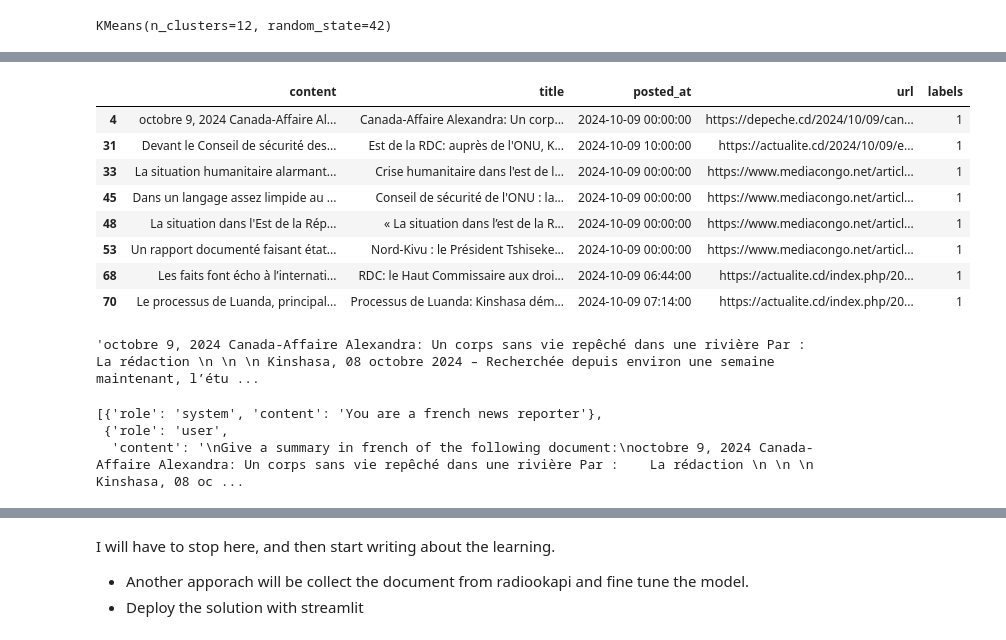
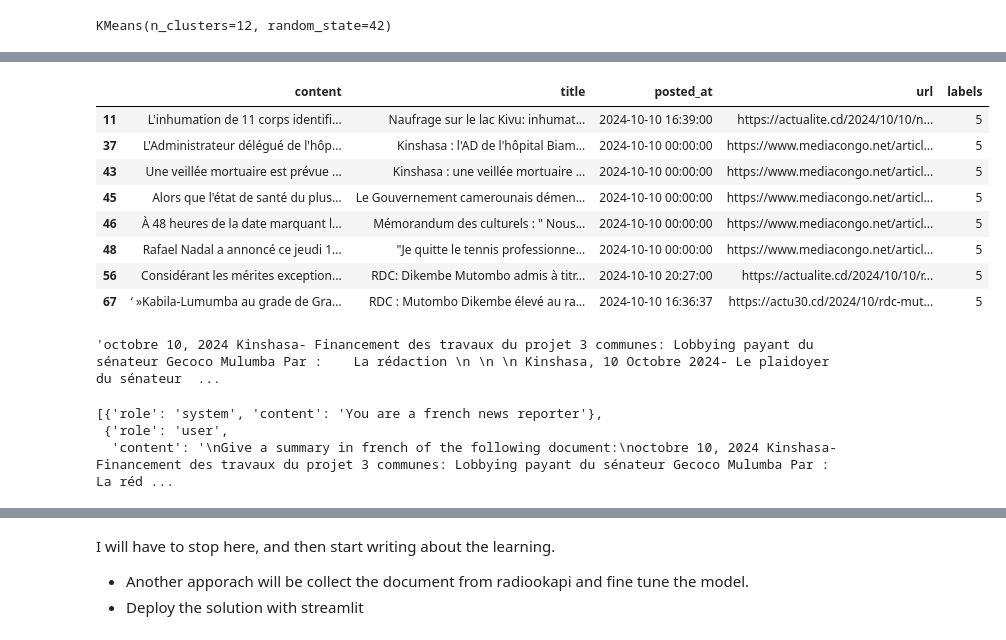
Before and after one commit to espoirMur/end-to-end-rag, a Jupyter notebook: summarization-playground.ipynb, the cells around one changed output, grey strips where cells are left out. Saved outputs shown, nothing was run; the diff lists cells and outputs as text; code cells hidden in the pictures.

```diff
--- a/summarization-playground.ipynb
+++ b/summarization-playground.ipynb
@@ -230,29 +243,29 @@ Don't summarize each document separately, the content in all the documents shoul
 The summary should be in french not in English
 """
 # %%
-first_cluster = results_df.query("labels == 1")
+first_cluster = results_df.query("labels == 5")
 first_cluster
 # %% [output]
 |  | content | title | posted_at | url | labels |
-| 4 | octobre 9, 2024 Canada-Affaire Al... | Canada-Affaire Alexandra: Un corp... | 2024-10-09 00:00:00 | https://depeche.cd/2024/10/09/can... | 1 |
-| 31 | Devant le Conseil de sécurité des... | Est de la RDC: auprès de l'ONU, K... | 2024-10-09 10:00:00 | https://actualite.cd/2024/10/09/e... | 1 |
-| 33 | La situation humanitaire alarmant... | Crise humanitaire dans l'est de l... | 2024-10-09 00:00:00 | https://www.mediacongo.net/articl... | 1 |
-| 45 | Dans un langage assez limpide au ... | Conseil de sécurité de l'ONU : la... | 2024-10-09 00:00:00 | https://www.mediacongo.net/articl... | 1 |
-| 48 | La situation dans l'Est de la Rép... | « La situation dans l’est de la R... | 2024-10-09 00:00:00 | https://www.mediacongo.net/articl... | 1 |
-| 53 | Un rapport documenté faisant état... | Nord-Kivu : le Président Tshiseke... | 2024-10-09 00:00:00 | https://www.mediacongo.net/articl... | 1 |
-| 68 | Les faits font écho à l’internati... | RDC: le Haut Commissaire aux droi... | 2024-10-09 06:44:00 | https://actualite.cd/index.php/20... | 1 |
-| 70 | Le processus de Luanda, principal... | Processus de Luanda: Kinshasa dém... | 2024-10-09 07:14:00 | https://actualite.cd/index.php/20... | 1 |
+| 11 | L'inhumation de 11 corps identifi... | Naufrage sur le lac Kivu: inhumat... | 2024-10-10 16:39:00 | https://actualite.cd/2024/10/10/n... | 5 |
+| 37 | L'Administrateur délégué de l'hôp... | Kinshasa : l'AD de l'hôpital Biam... | 2024-10-10 00:00:00 | https://www.mediacongo.net/articl... | 5 |
+| 43 | Une veillée mortuaire est prévue ... | Kinshasa : une veillée mortuaire ... | 2024-10-10 00:00:00 | https://www.mediacongo.net/articl... | 5 |
+| 45 | Alors que l'état de santé du plus... | Le Gouvernement camerounais démen... | 2024-10-10 00:00:00 | https://www.mediacongo.net/articl... | 5 |
+| 46 | À 48 heures de la date marquant l... | Mémorandum des culturels : " Nous... | 2024-10-10 00:00:00 | https://www.mediacongo.net/articl... | 5 |
+| 48 | Rafael Nadal a annoncé ce jeudi 1... | "Je quitte le tennis professionne... | 2024-10-10 00:00:00 | https://www.mediacongo.net/articl... | 5 |
+| 56 | Considérant les mérites exception... | RDC: Dikembe Mutombo admis à titr... | 2024-10-10 20:27:00 | https://actualite.cd/2024/10/10/r... | 5 |
+| 67 | ‘ »Kabila-Lumumba au grade de Gra... | RDC : Mutombo Dikembe élevé au ra... | 2024-10-10 16:36:37 | https://actu30.cd/2024/10/rdc-mut... | 5 |
 # %%
 first_cluster.content.str.cat(sep="\n")
 # %% [output]
-'octobre 9, 2024 Canada-Affaire Alexandra: Un corps sans vie repêché dans une rivière Par :    La rédaction \n \n \n Kinshasa, 08 octobre 2024 – Recherchée depuis environ une semaine maintenant, l’étu ...
+'octobre 10, 2024 Kinshasa- Financement des travaux du projet 3 communes: Lobbying payant du sénateur Gecoco Mulumba Par :    La rédaction \n \n \n Kinshasa, 10 Octobre 2024- Le plaidoyer du sénateur  ...
 # %%
 llama_cpp_generator.generate_chat_input(
     template_values={"content": first_cluster.content.str.cat(sep="\n")}, prompt_template=summarization_prompt)
 # %% [output]
 [{'role': 'system', 'content': 'You are a french news reporter'},
  {'role': 'user',
-  'content': '\nGive a summary in french of the following document:\noctobre 9, 2024 Canada-Affaire Alexandra: Un corps sans vie repêché dans une rivière Par :    La rédaction \n \n \n Kinshasa, 08 oc ...
+  'content': '\nGive a summary in french of the following document:\noctobre 10, 2024 Kinshasa- Financement des travaux du projet 3 communes: Lobbying payant du sénateur Gecoco Mulumba Par :    La réd ...
 # %%
 summaries = []
 for id, news_group in results_df.groupby("labels"):
```
Also changed, not shown: parts of 79 cells of this notebook, 8 other files.
